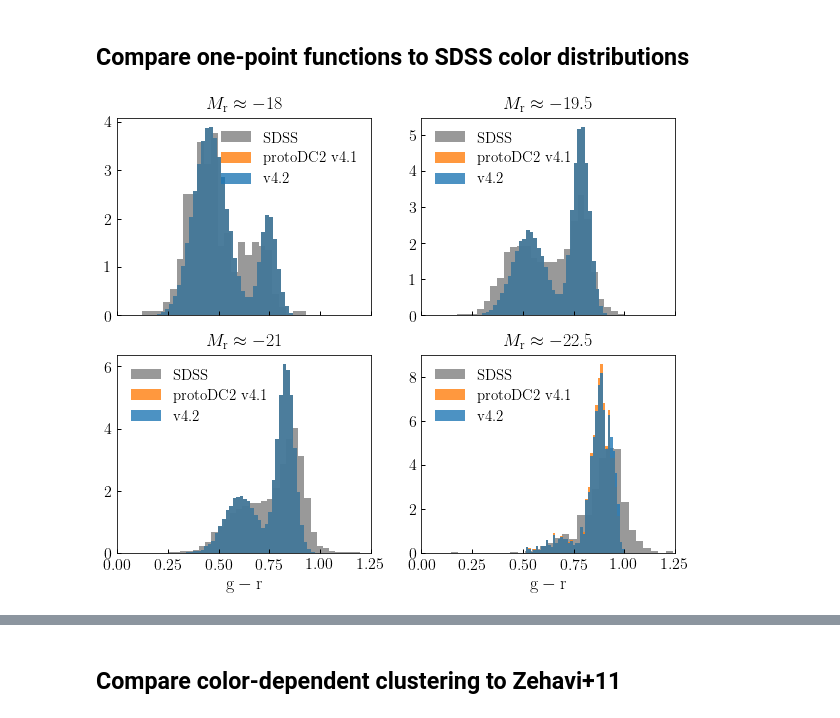
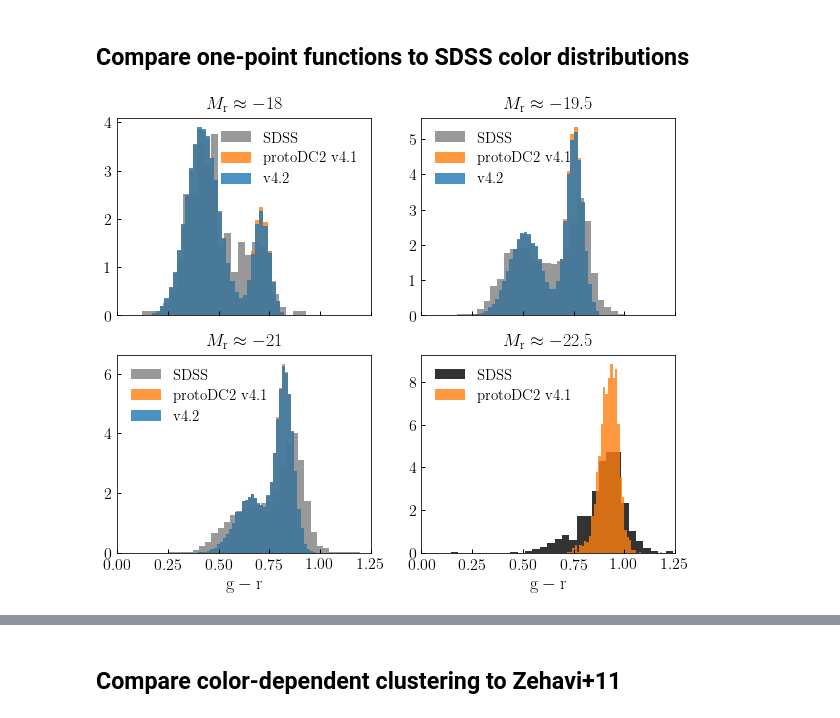
Before and after one commit to LSSTDESC/cosmodc2, a Jupyter notebook: notebooks/v4_color_calibration_snapshots.ipynb, the cells around one changed output, grey strips where cells are left out. Drawn from its saved outputs; the diff is of its cells as text; code cells hidden in the pictures.

```diff
--- a/notebooks/v4_color_calibration_snapshots.ipynb
+++ b/notebooks/v4_color_calibration_snapshots.ipynb
@@ -119,10 +125,10 @@ mock['new2_um_ri_rest'] = ri_mock2
 # %%
-fig, ax = plt.subplots(1, 1)
+# fig, ax = plt.subplots(1, 1)
 
-magr_mask = mock['new_um_mag_r_rest'] < -19
-satmask = mock['upid'] != -1
-cluster_mask = mock['host_halo_mvir'] > 10**14
-red_sequence_mask = mock['is_on_red_sequence_gr'] == True
+# magr_mask = mock['new_um_mag_r_rest'] < -19
+# satmask = mock['upid'] != -1
+# cluster_mask = mock['host_halo_mvir'] > 10**14
+# red_sequence_mask = mock['is_on_red_sequence_gr'] == True
 
 # gr_bins = np.linspace(0, 1.25, 50)
 # __=ax.hist(mock['new_um_gr_rest'][cluster_mask & ~satmask & magr_mask],
@@ -131,7 +137,7 @@ red_sequence_mask = mock['is_on_red_sequence_gr'] == True
 # __=ax.hist(mock['new2_um_gr_rest'][cluster_mask & ~satmask & magr_mask],
 #           bins=gr_bins, normed=True, alpha=0.8, color=mblue)
 
-ri_bins = np.linspace(0., 0.75, 50)
+# ri_bins = np.linspace(0., 0.75, 50)
 
 # __=ax.hist(mock['new_um_ri_rest'][cluster_mask & ~satmask & magr_mask],
 #           bins=ri_bins, normed=True, alpha=0.8, color=morange)
@@ -146,12 +152,12 @@ ri_bins = np.linspace(0., 0.75, 50)
 #           bins=ri_bins, normed=True, alpha=0.8, color=mblue)
 
 
-group_halo_mask = mock['host_halo_mvir'] > 10**13.5
+# group_halo_mask = mock['host_halo_mvir'] > 10**13.5
 
-__=ax.hist(mock['new_um_ri_rest'][group_halo_mask & ~satmask & magr_mask],
-          bins=ri_bins, normed=True, alpha=0.8, color=morange)
+# __=ax.hist(mock['new_um_ri_rest'][group_halo_mask & ~satmask & magr_mask],
+#           bins=ri_bins, normed=True, alpha=0.8, color=morange)
 
-__=ax.hist(mock['new2_um_ri_rest'][group_halo_mask & ~satmask & magr_mask],
-          bins=ri_bins, normed=True, alpha=0.8, color=mblue)
+# __=ax.hist(mock['new2_um_ri_rest'][group_halo_mask & ~satmask & magr_mask],
+#           bins=ri_bins, normed=True, alpha=0.8, color=mblue)
 
-xlim = ax.set_xlim(0, 0.75)
+# xlim = ax.set_xlim(0, 0.75)
@@ -160,2 +164,17 @@ xlim = ax.set_xlim(0, 0.75)
 # %% [markdown]
 ### Model cluster satellites
+# %%
+from cosmodc2.sdss_colors import remap_cluster_satellite_gr_ri_color
+
+_result = remap_cluster_satellite_gr_ri_color(
+        mock['upid'], mock['new_mstar'], mock['host_halo_mvir'],
+        mock['new_um_mag_r_rest'], np.copy(mock['new_um_gr_rest']),
+        np.copy(mock['new_um_ri_rest']),
+        mock['is_on_red_sequence_gr'], mock['is_on_red_sequence_ri'])
+
+gr_mock, ri_mock, is_red_gr_mock, is_red_ri_mock = _result
+
+mock['new_um_gr_rest'] = gr_mock
+mock['new_um_ri_rest'] = ri_mock
+mock['is_on_red_sequence_gr'] = is_red_gr_mock
+mock['is_on_red_sequence_ri'] = is_red_ri_mock
@@ -225,37 +257,37 @@ __=ax2.hist(sdss_sample_gr19p5, bins=nbins, alpha=0.8, normed=True,
             label=r'${\rm SDSS}$', color='gray')
 __=ax2.hist(mock_sample_gr19p5, bins=nbins, alpha=0.8, normed=True,
             color=morange, label=r'${\rm protoDC2\ v4.1}$')
 __=ax2.hist(mock_sample_gr19p5_alt, bins=nbins, alpha=0.8, normed=True,
             color=mblue, label=r'${\rm v4.2}$')
 
 __=ax3.hist(sdss_sample_gr21, bins=nbins, alpha=0.8, normed=True,
             label=r'${\rm SDSS}$', color='gray')
 __=ax3.hist(mock_sample_gr21, bins=nbins, alpha=0.8, normed=True,
             color=morange, label=r'${\rm protoDC2\ v4.1}$')
 __=ax3.hist(mock_sample_gr21_alt, bins=nbins, alpha=0.8, normed=True,
             color=mblue, label=r'${\rm v4.2}$')
 
 __=ax4.hist(sdss_sample_gr22p5, bins=nbins, alpha=0.8, normed=True,
-            label=r'${\rm SDSS}$', color='gray')
+            label=r'${\rm SDSS}$', color='k')
 __=ax4.hist(mock_sample_gr22p5, bins=nbins, alpha=0.8, normed=True,
             color=morange, label=r'${\rm protoDC2\ v4.1}$')
-__=ax4.hist(mock_sample_gr22p5_alt, bins=nbins, alpha=0.8, normed=True,
-            color=mblue, label=r'${\rm v4.2}$')
+# __=ax4.hist(mock_sample_gr22p5_alt, bins=nbins, alpha=0.8, normed=True,
+#             color=mblue, label=r'${\rm v4.2}$')
 
 for ax in axes:
     xlim = ax.set_xlim(0, 1.25)
     leg = ax.legend()
 
 ax1.set_xticklabels([''])
 ax2.set_xticklabels([''])
 title1 = ax1.set_title(r'$M_{\rm r} \approx -18$')
 title2 = ax2.set_title(r'$M_{\rm r} \approx -19.5$')
 title3 = ax3.set_title(r'$M_{\rm r} \approx -21$')
 title4 = ax4.set_title(r'$M_{\rm r} \approx -22.5$')
 xlabel3 = ax3.set_xlabel(r'${\rm g-r}$')
 xlabel4 = ax4.set_xlabel(r'${\rm g-r}$')
 # %% [output]
-[figure, old version]
+[figure, new version]
 # %%
 npts = int(1e6)
 
```
Also changed, not shown: parts of 9 cells of this notebook, 1 other file.
